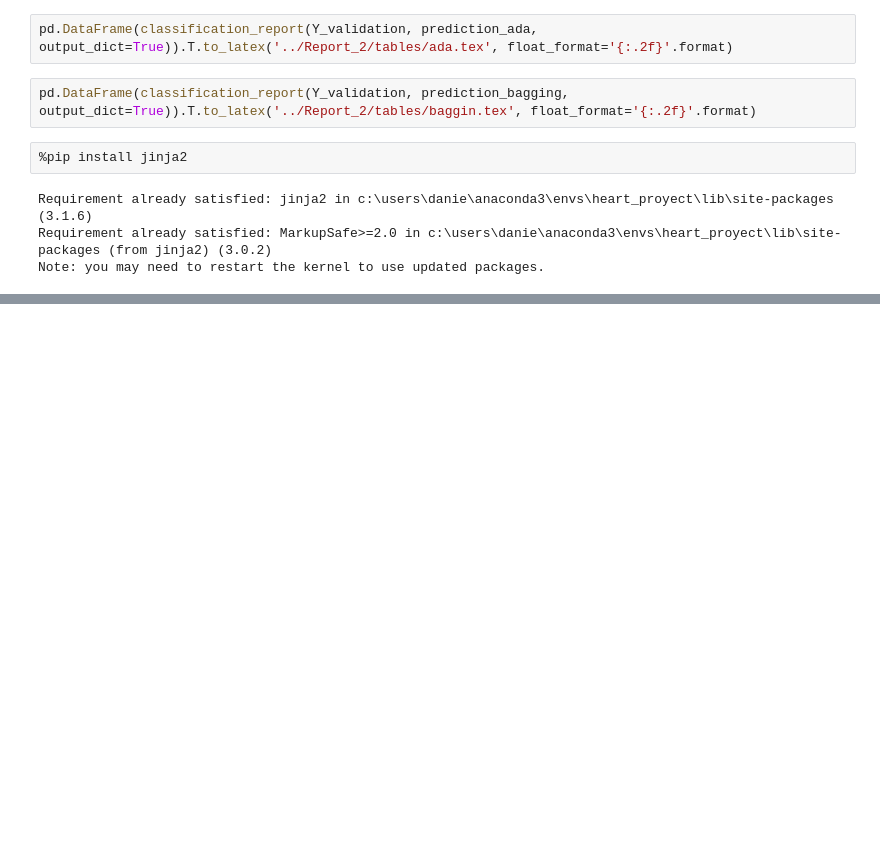
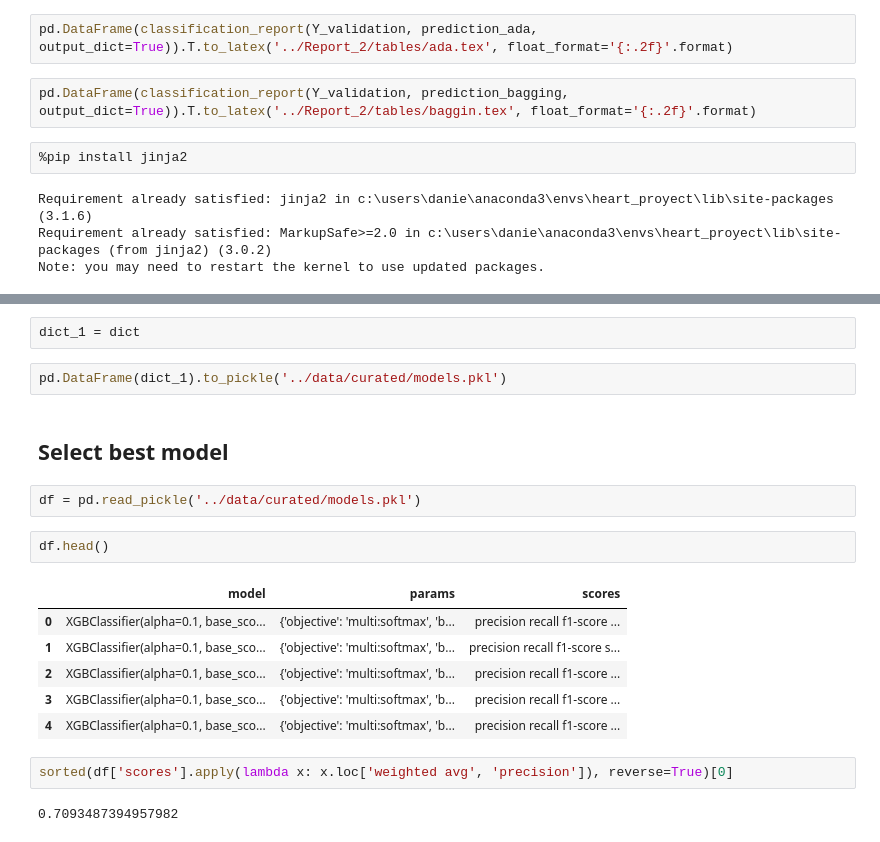
Before and after one commit to Daniel10112403/heart_proyect, a Jupyter notebook: notebooks/4_model_research.ipynb, the cells around one changed output, grey strips where cells are left out. Cells and saved outputs as stored; diff of their text form; blank space fills up the shorter version.

Commit message:
finished model tunning, pending(select best model)

```diff
--- a/notebooks/4_model_research.ipynb
+++ b/notebooks/4_model_research.ipynb
@@ -385,0 +563,21 @@ Note: you may need to restart the kernel to use updated packages.
+# %%
+dict_1 = dict
+# %%
+pd.DataFrame(dict_1).to_pickle('../data/curated/models.pkl')
+# %% [markdown]
+## Select best model
+# %%
+df = pd.read_pickle('../data/curated/models.pkl')
+# %%
+df.head()
+# %% [output]
+|  | model | params | scores |
+| 0 | XGBClassifier(alpha=0.1, base_sco... | {'objective': 'multi:softmax', 'b... | precision recall f1-score ... |
+| 1 | XGBClassifier(alpha=0.1, base_sco... | {'objective': 'multi:softmax', 'b... | precision recall f1-score s... |
+| 2 | XGBClassifier(alpha=0.1, base_sco... | {'objective': 'multi:softmax', 'b... | precision recall f1-score ... |
+| 3 | XGBClassifier(alpha=0.1, base_sco... | {'objective': 'multi:softmax', 'b... | precision recall f1-score ... |
+| 4 | XGBClassifier(alpha=0.1, base_sco... | {'objective': 'multi:softmax', 'b... | precision recall f1-score ... |
+# %%
+sorted(df['scores'].apply(lambda x: x.loc['weighted avg', 'precision']), reverse=True)[0]
+# %% [output]
+0.7093487394957982
```
Also changed, not shown: parts of 11 cells of this notebook.
